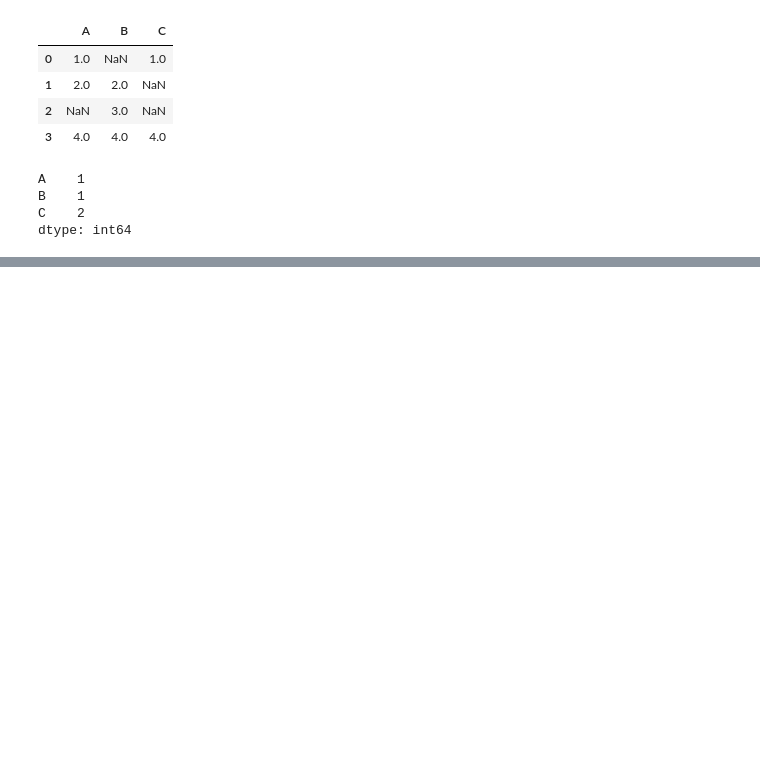
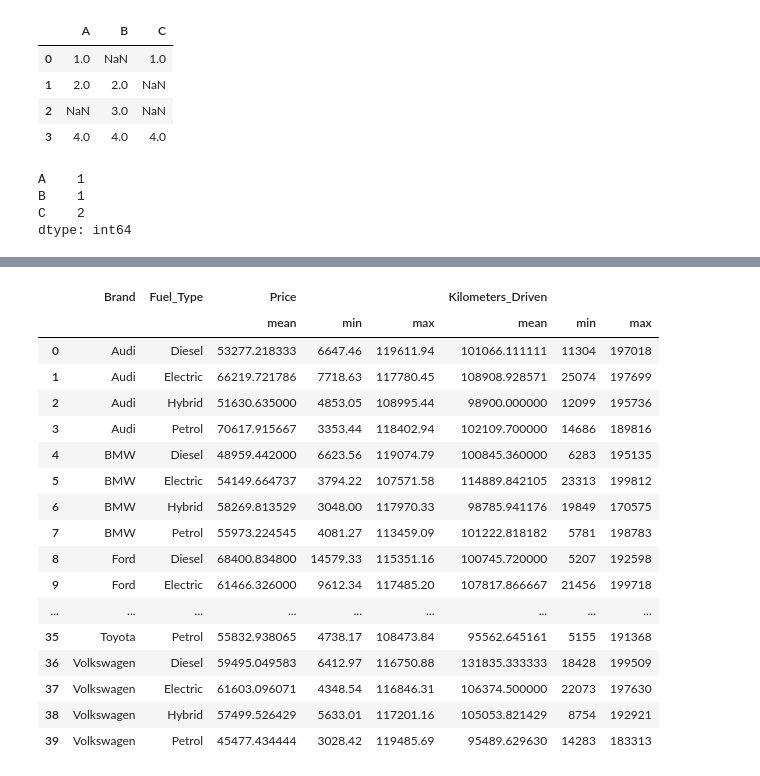
Before and after one commit to rahul8879/ai-ml-akila, a Jupyter notebook: Python/02_pandas.ipynb, the cells around one changed output, grey strips where cells are left out. Cells and saved outputs as stored; diff of their text form; code cells hidden in the pictures; blank space fills up the shorter version.

```diff
--- a/Python/02_pandas.ipynb
+++ b/Python/02_pandas.ipynb
@@ -277,3 +298,8 @@ C    2
 dtype: int64
 # %%
 # https://pandas.pydata.org/docs/getting_started/comparison/comparison_with_spreadsheets.html#compare-with-spreadsheets
+# %%
+car_df = pd.read_csv('car_price_dataset_medium.csv')
+# %%
+car_df.rename(columns={'Price_USD': 'Price'}, inplace=True)
+car_df.head()
@@ -279,0 +335,27 @@ dtype: int64
+# %%
+report = car_df.groupby(['Brand','Fuel_Type']).agg({
+    'Price': ['mean', 'min', 'max'],
+    'Kilometers_Driven': ['mean', 'min', 'max']
+
+})
+
+report.reset_index()
+# %% [output]
+|  | Brand | Fuel_Type | Price |  |  | Kilometers_Driven |  |  |
+|  |  |  | mean | min | max | mean | min | max |
+| 0 | Audi | Diesel | 53277.218333 | 6647.46 | 119611.94 | 101066.111111 | 11304 | 197018 |
+| 1 | Audi | Electric | 66219.721786 | 7718.63 | 117780.45 | 108908.928571 | 25074 | 197699 |
+| 2 | Audi | Hybrid | 51630.635000 | 4853.05 | 108995.44 | 98900.000000 | 12099 | 195736 |
+| 3 | Audi | Petrol | 70617.915667 | 3353.44 | 118402.94 | 102109.700000 | 14686 | 189816 |
+| 4 | BMW | Diesel | 48959.442000 | 6623.56 | 119074.79 | 100845.360000 | 6283 | 195135 |
+| 5 | BMW | Electric | 54149.664737 | 3794.22 | 107571.58 | 114889.842105 | 23313 | 199812 |
+| 6 | BMW | Hybrid | 58269.813529 | 3048.00 | 117970.33 | 98785.941176 | 19849 | 170575 |
+| 7 | BMW | Petrol | 55973.224545 | 4081.27 | 113459.09 | 101222.818182 | 5781 | 198783 |
+| 8 | Ford | Diesel | 68400.834800 | 14579.33 | 115351.16 | 100745.720000 | 5207 | 192598 |
+| 9 | Ford | Electric | 61466.326000 | 9612.34 | 117485.20 | 107817.866667 | 21456 | 199718 |
+| ... | ... | ... | ... | ... | ... | ... | ... | ... |
+| 35 | Toyota | Petrol | 55832.938065 | 4738.17 | 108473.84 | 95562.645161 | 5155 | 191368 |
+| 36 | Volkswagen | Diesel | 59495.049583 | 6412.97 | 116750.88 | 131835.333333 | 18428 | 199509 |
+| 37 | Volkswagen | Electric | 61603.096071 | 4348.54 | 116846.31 | 106374.500000 | 22073 | 197630 |
+| 38 | Volkswagen | Hybrid | 57499.526429 | 5633.01 | 117201.16 | 105053.821429 | 8754 | 192921 |
+| 39 | Volkswagen | Petrol | 45477.434444 | 3028.42 | 119485.69 | 95489.629630 | 14283 | 183313 |
```
Also changed, not shown: parts of 5 cells of this notebook, 2 other files.
